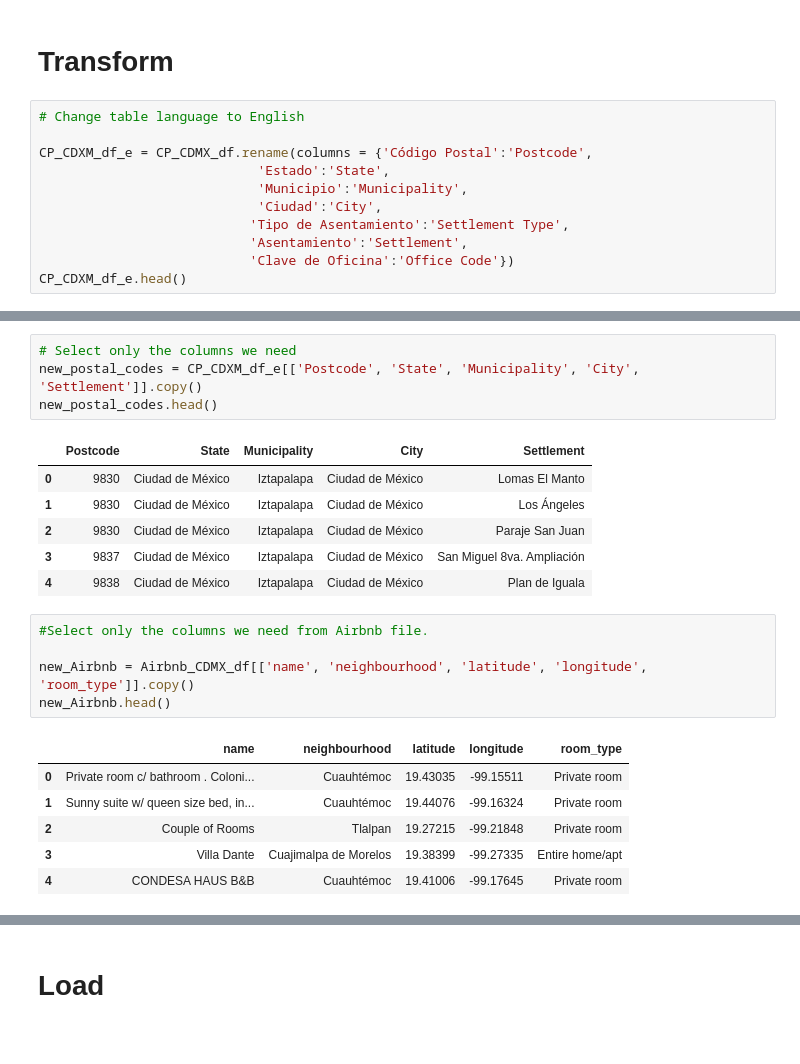
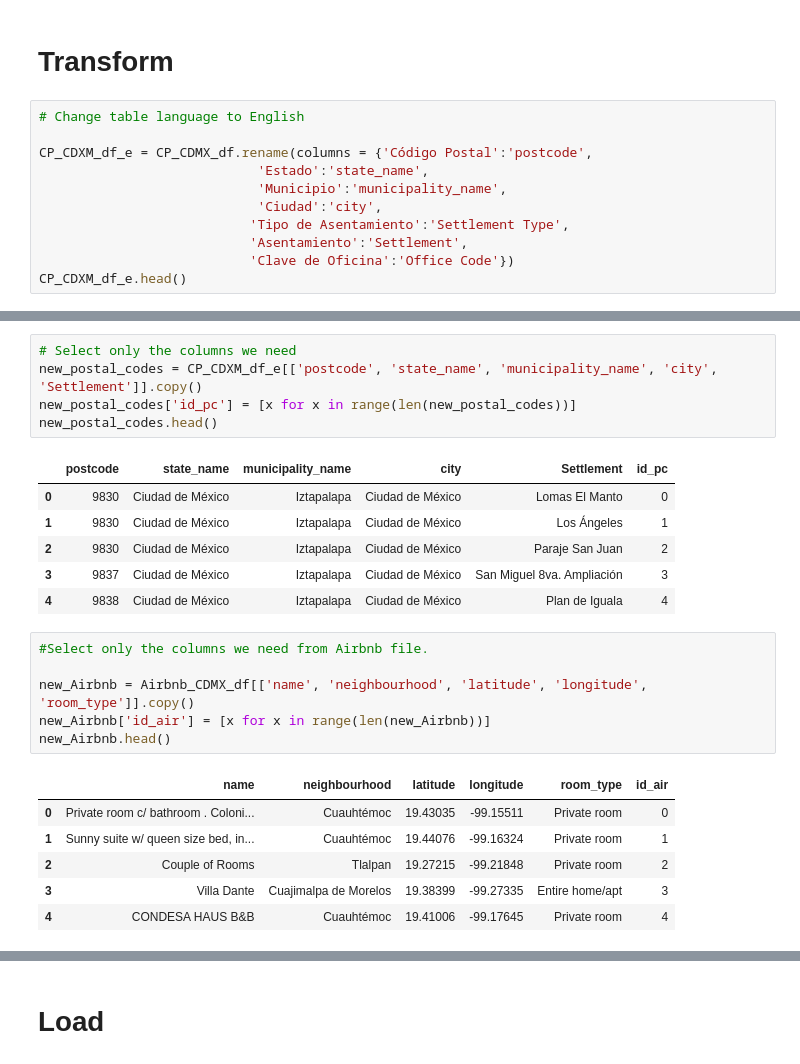
Before and after one commit to Monica-mcm/ETL_Project, a Jupyter notebook: Extract_Transform_Load_Rock_n_Roll.ipynb, the cells around one changed output, grey strips where cells are left out. Drawn from its saved outputs; the diff is of its cells as text.

```diff
--- a/Extract_Transform_Load_Rock_n_Roll.ipynb
+++ b/Extract_Transform_Load_Rock_n_Roll.ipynb
@@ -46,10 +46,10 @@ Starbucksdirectory_df.head()
 # %%
 # Change table language to English
 
-CP_CDXM_df_e = CP_CDMX_df.rename(columns = {'Código Postal':'Postcode',
-                            'Estado':'State',
-                            'Municipio':'Municipality',
-                            'Ciudad':'City',
+CP_CDXM_df_e = CP_CDMX_df.rename(columns = {'Código Postal':'postcode',
+                            'Estado':'state_name',
+                            'Municipio':'municipality_name',
+                            'Ciudad':'city',
                            'Tipo de Asentamiento':'Settlement Type',
                            'Asentamiento':'Settlement',
                            'Clave de Oficina':'Office Code'})
@@ -63,24 +63,26 @@ CP_CDXM_df_e.head()
 | 4 | 9838 | Ciudad de México | Iztapalapa | Ciudad de México | Colonia | Plan de Iguala | 9821 |
 # %%
 # Select only the columns we need
-new_postal_codes = CP_CDXM_df_e[['Postcode', 'State', 'Municipality', 'City', 'Settlement']].copy()
+new_postal_codes = CP_CDXM_df_e[['postcode', 'state_name', 'municipality_name', 'city', 'Settlement']].copy()
+new_postal_codes['id_pc'] = [x for x in range(len(new_postal_codes))]
 new_postal_codes.head()
 # %% [output]
-|  | Postcode | State | Municipality | City | Settlement |
-| 0 | 9830 | Ciudad de México | Iztapalapa | Ciudad de México | Lomas El Manto |
-| 1 | 9830 | Ciudad de México | Iztapalapa | Ciudad de México | Los Ángeles |
-| 2 | 9830 | Ciudad de México | Iztapalapa | Ciudad de México | Paraje San Juan |
-| 3 | 9837 | Ciudad de México | Iztapalapa | Ciudad de México | San Miguel 8va. Ampliación |
-| 4 | 9838 | Ciudad de México | Iztapalapa | Ciudad de México | Plan de Iguala |
+|  | postcode | state_name | municipality_name | city | Settlement | id_pc |
+| 0 | 9830 | Ciudad de México | Iztapalapa | Ciudad de México | Lomas El Manto | 0 |
+| 1 | 9830 | Ciudad de México | Iztapalapa | Ciudad de México | Los Ángeles | 1 |
+| 2 | 9830 | Ciudad de México | Iztapalapa | Ciudad de México | Paraje San Juan | 2 |
+| 3 | 9837 | Ciudad de México | Iztapalapa | Ciudad de México | San Miguel 8va. Ampliación | 3 |
+| 4 | 9838 | Ciudad de México | Iztapalapa | Ciudad de México | Plan de Iguala | 4 |
 # %%
 #Select only the columns we need from Airbnb file.
 
 new_Airbnb = Airbnb_CDMX_df[['name', 'neighbourhood', 'latitude', 'longitude', 'room_type']].copy()
+new_Airbnb['id_air'] = [x for x in range(len(new_Airbnb))]
 new_Airbnb.head()
 # %% [output]
-|  | name | neighbourhood | latitude | longitude | room_type |
-| 0 | Private room c/ bathroom . Coloni... | Cuauhtémoc | 19.43035 | -99.15511 | Private room |
-| 1 | Sunny suite w/ queen size bed, in... | Cuauhtémoc | 19.44076 | -99.16324 | Private room |
-| 2 | Couple of Rooms | Tlalpan | 19.27215 | -99.21848 | Private room |
-| 3 | Villa Dante | Cuajimalpa de Morelos | 19.38399 | -99.27335 | Entire home/apt |
-| 4 | CONDESA HAUS B&B | Cuauhtémoc | 19.41006 | -99.17645 | Private room |
+|  | name | neighbourhood | latitude | longitude | room_type | id_air |
+| 0 | Private room c/ bathroom . Coloni... | Cuauhtémoc | 19.43035 | -99.15511 | Private room | 0 |
+| 1 | Sunny suite w/ queen size bed, in... | Cuauhtémoc | 19.44076 | -99.16324 | Private room | 1 |
+| 2 | Couple of Rooms | Tlalpan | 19.27215 | -99.21848 | Private room | 2 |
+| 3 | Villa Dante | Cuajimalpa de Morelos | 19.38399 | -99.27335 | Entire home/apt | 3 |
+| 4 | CONDESA HAUS B&B | Cuauhtémoc | 19.41006 | -99.17645 | Private room | 4 |
```
Also changed, not shown: parts of 10 cells of this notebook, 3 other files.
